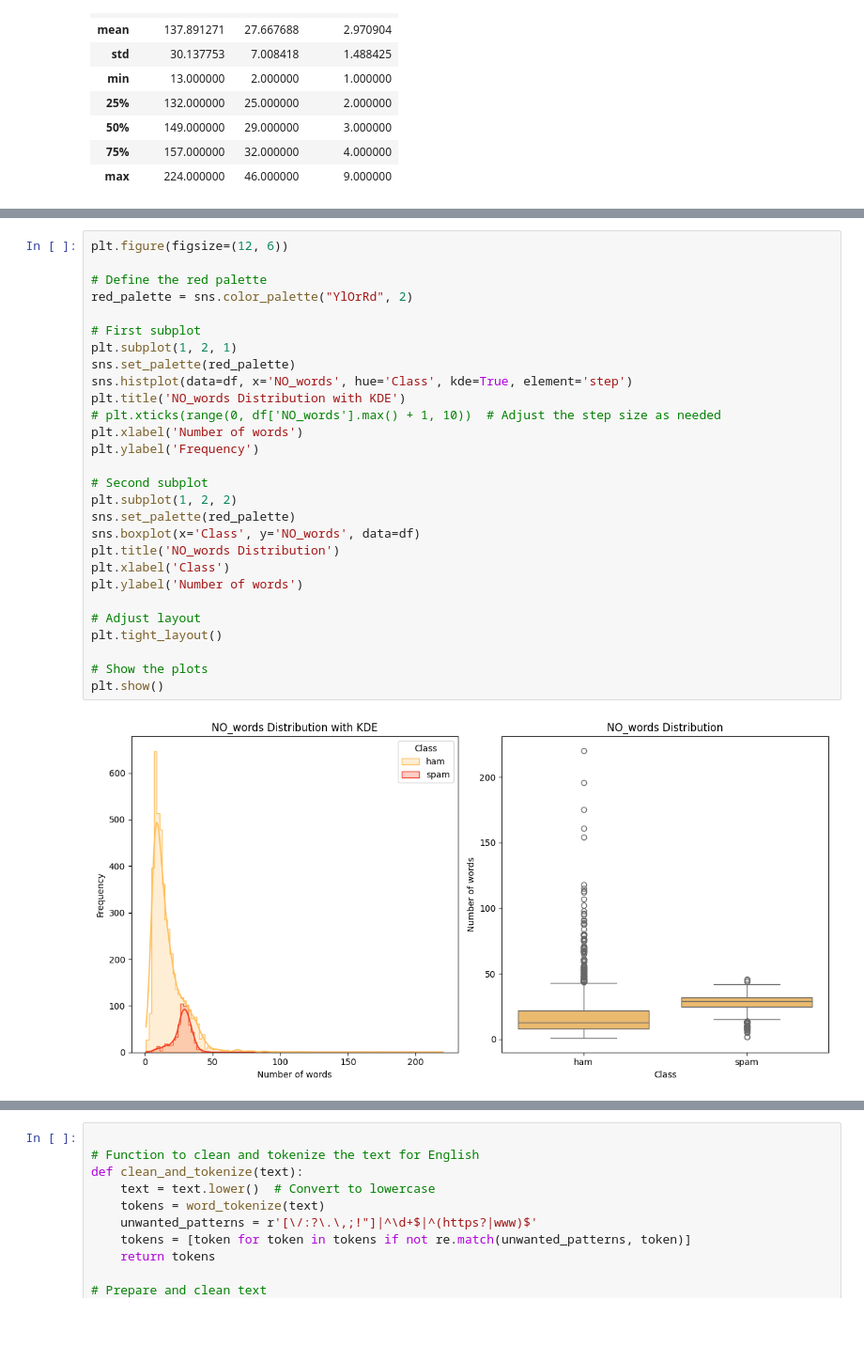
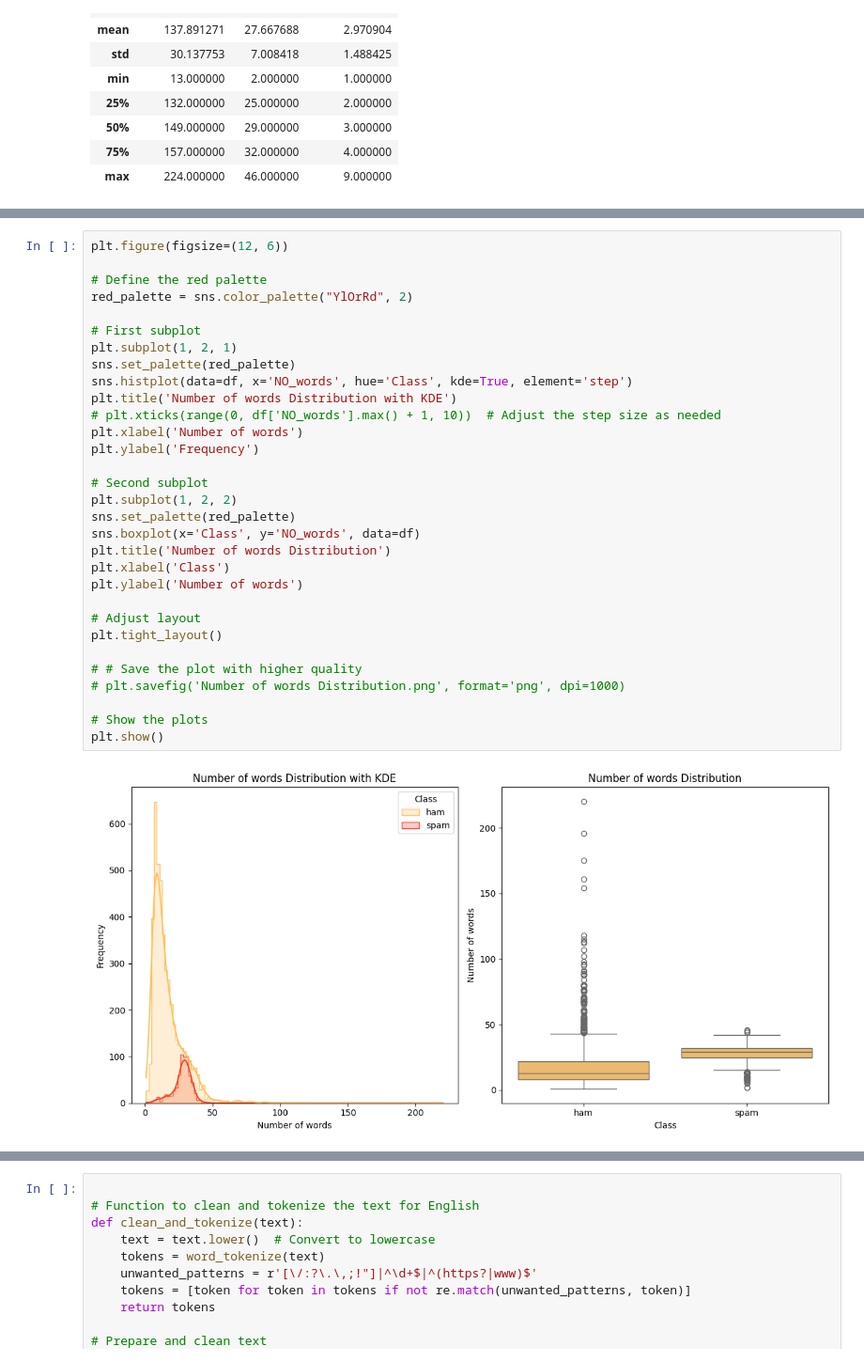
Before and after one commit to Hosein-Ghojavand/multilingual-spam-detection, a Jupyter notebook: English_sms.ipynb, the cells around one changed output, grey strips where cells are left out. Shown at 94% size. Saved outputs shown, nothing was run; the diff lists cells and outputs as text; blank space fills up the shorter version.

```diff
--- a/English_sms.ipynb
+++ b/English_sms.ipynb
@@ -200,30 +236,33 @@ NameError: name 'df' is not defined
 # %%
 plt.figure(figsize=(12, 6))
 
 # Define the red palette
 red_palette = sns.color_palette("YlOrRd", 2)
 
 # First subplot
 plt.subplot(1, 2, 1)
 sns.set_palette(red_palette)
 sns.histplot(data=df, x='NO_words', hue='Class', kde=True, element='step')
-plt.title('NO_words Distribution with KDE')
+plt.title('Number of words Distribution with KDE')
 # plt.xticks(range(0, df['NO_words'].max() + 1, 10))  # Adjust the step size as needed
 plt.xlabel('Number of words')
 plt.ylabel('Frequency')
 
 # Second subplot
 plt.subplot(1, 2, 2)
 sns.set_palette(red_palette)
 sns.boxplot(x='Class', y='NO_words', data=df)
-plt.title('NO_words Distribution')
+plt.title('Number of words Distribution')
 plt.xlabel('Class')
 plt.ylabel('Number of words')
 
 # Adjust layout
 plt.tight_layout()
 
+# # Save the plot with higher quality
+# plt.savefig('Number of words Distribution.png', format='png', dpi=1000)
+
 # Show the plots
 plt.show()
 # %% [output]
-[figure, old version]
+[figure, new version]
```
Also changed, not shown: parts of 22 cells of this notebook.
